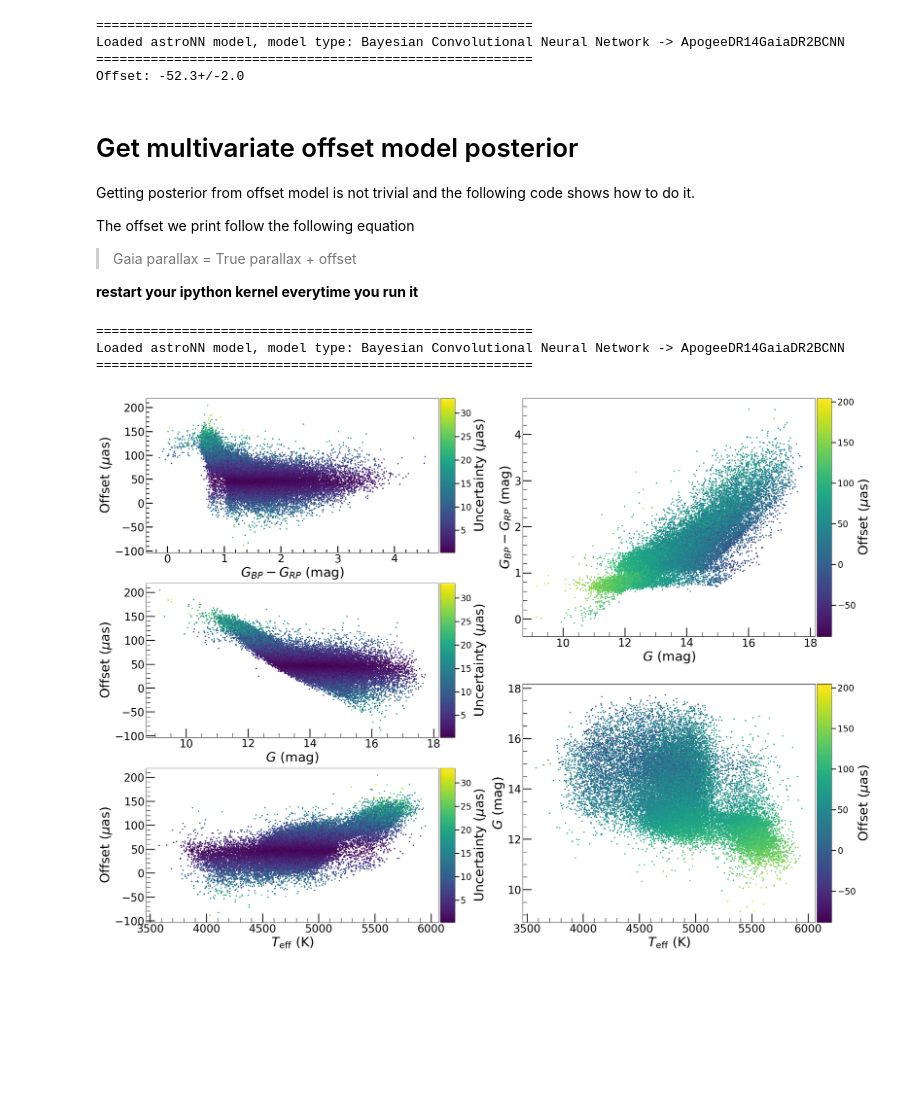
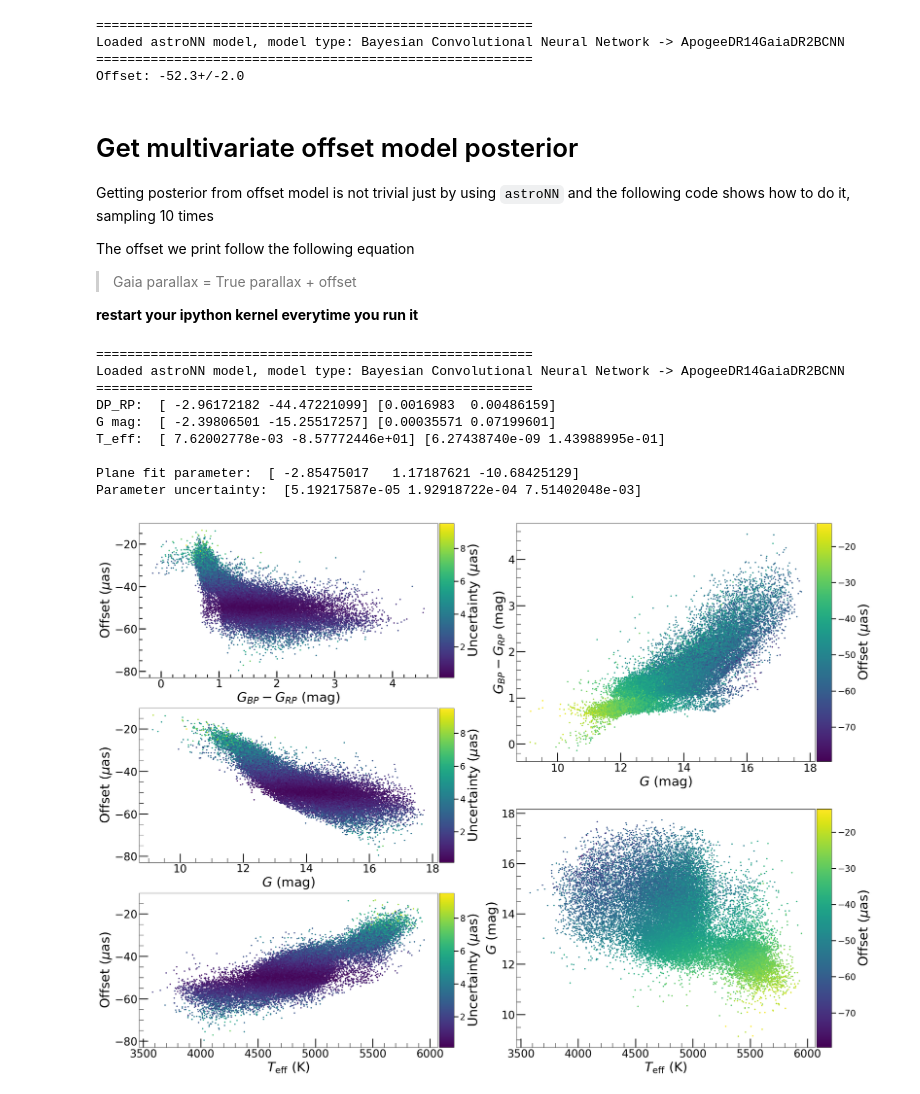
Before and after one commit to henrysky/astroNN_gaia_dr2_paper, a Jupyter notebook: Offset_Gaia.ipynb, the cells around one changed output. Cells and saved outputs as stored; diff of their text form; code cells hidden in the pictures; blank space fills up the shorter version.

Commit message:
update models and plots

```diff
--- a/Offset_Gaia.ipynb
+++ b/Offset_Gaia.ipynb
@@ -33,7 +33,7 @@ median_diff = []
 median_diff2 = []
 spaces_dist = np.linspace(low_parallax, high_parallax, number_bin+1)
 
-residue = (fakemag_to_parallax(pred[:, 0], corrected_K).value - parallax - 0.0525)[above_solar]
+residue = (fakemag_to_parallax(pred[:, 0], corrected_K).value - parallax - 0.052)[above_solar]
 residue2 = (fakemag_to_parallax(pred2[:, 0], corrected_K).value - parallax)[above_solar]
 
 for i in range(number_bin):
@@ -110,7 +111,7 @@ Offset: -52.3+/-2.0
 # %% [markdown]
 # Get multivariate offset model posterior
 
-Getting posterior from offset model is not trivial and the following code shows how to do it.
+Getting posterior from offset model is not trivial just by using ``astroNN`` and the following code shows how to do it, sampling 10 times
 
 The offset we print follow the following equation
 > Gaia parallax = True parallax + offset
@@ -121,6 +122,7 @@ The offset we print follow the following equation
 import h5py
 import numpy as np
 import pylab as plt
+from scipy.optimize import curve_fit
 import matplotlib.gridspec as gridspec
 from mpl_toolkits.axes_grid1 import make_axes_locatable
 from matplotlib.ticker import NullFormatter,MultipleLocator, FormatStrFormatter
@@ -162,10 +164,11 @@ norm_teff = (teff - teff_mean) / teff_std
 
 aux = np.stack([norm_phot_g_mean_mag, norm_bp_rp, norm_teff]).T
 
-# To get offset posterior
+# To get offset posterior, sample 10 times
 offset = [model.predict({'input': np.expand_dims(np.hstack([np.ones((norm_teff.shape[0], 7515)), aux]), axis=-1),
                          'labels_err': np.ones((norm_teff.shape[0], 1)),
                          'input_err': np.ones((norm_teff.shape[0], 7518, 1))}) * 1.4125440212222566 * 1000 for i in range(10)]
+# get result and uncertainty by dropout
 result, offset_uncertainty = np.mean(offset, axis=0)[:, 0], np.std(offset, axis=0)[:, 0]
 
 fig = plt.figure(figsize=(25, 18), dpi=100)
@@ -234,31 +237,51 @@ cax = divider.append_axes("right", size="5%", pad=0.05)
 cbar = plt.colorbar(mappable, cax=cax)
 cbar.ax.tick_params(labelsize=25 * 0.8, width=20 / 10, length=20 / 2)
 cbar.set_label(r"Offset ($\mu$as)", size=30)
 
 mappable = ax4.scatter(teff, phot_g_mean_mag, c=result, s=5., rasterized=True)
 ax4.set_xlabel(r"$T_\mathrm{eff}$ (K)", fontsize=30)
 ax4.set_ylabel(r"$G$ (mag)", fontsize=30)
 ax4.minorticks_on()
 ax4.tick_params(labelsize=25, width=2, length=20, which='major')
 ax4.tick_params(width=1, length=10, which='minor')
 ax4.xaxis.set_tick_params(direction='in', which='both')
 ax4.yaxis.set_tick_params(direction='in', which='both')
 divider = make_axes_locatable(ax4)
 cax = divider.append_axes("right", size="5%", pad=0.05)
 cbar = plt.colorbar(mappable, cax=cax)
 cbar.ax.tick_params(labelsize=25 * 0.8, width=20 / 10, length=20 / 2)
 cbar.set_label(r"Offset ($\mu$as)", size=30)
 
 fig.add_subplot(ax0)
 fig.add_subplot(ax1)
 fig.add_subplot(ax2)
 fig.add_subplot(ax3)
 fig.add_subplot(ax4)
 
 fig.tight_layout()
 plt.savefig("result_offset.pdf")
+
+z_bp_rp, cov_bp_rp = np.polyfit(bp_rp, result, deg=1, w=1/offset_uncertainty, full=False, cov=True)
+z_g, cov_g = np.polyfit(phot_g_mean_mag, result, deg=1, w=1/offset_uncertainty, full=False, cov=True)
+z_teff, cov_teff = np.polyfit(teff, result, deg=1, w=1/offset_uncertainty, full=False, cov=True)
+
+pall, pall_cov = curve_fit(lambda x, a, b, c: a*x[0] + b*x[1] + c, (phot_g_mean_mag, bp_rp), result, sigma=offset_uncertainty,
+                          absolute_sigma=True)
+
+print("DP_RP: ", z_bp_rp, np.diag(cov_bp_rp))
+print("G mag: ", z_g, np.diag(cov_g))
+print("T_eff: ", z_teff, np.diag(cov_teff))
+
+print("\nPlane fit parameter: ", pall)
+print("Parameter uncertainty: ", np.diag(pall_cov))
 # %% [output]
 ========================================================
 Loaded astroNN model, model type: Bayesian Convolutional Neural Network -> ApogeeDR14GaiaDR2BCNN
 ========================================================
+DP_RP:  [ -2.96172182 -44.47221099] [0.0016983  0.00486159]
+G mag:  [ -2.39806501 -15.25517257] [0.00035571 0.07199601]
+T_eff:  [ 7.62002778e-03 -8.57772446e+01] [6.27438740e-09 1.43988995e-01]
+
+Plane fit parameter:  [ -2.85475017   1.17187621 -10.68425129]
+Parameter uncertainty:  [5.19217587e-05 1.92918722e-04 7.51402048e-03]
-[figure, old version]
+[figure, new version]
```
Also changed, not shown: parts of 2 cells of this notebook, 10 other files.
